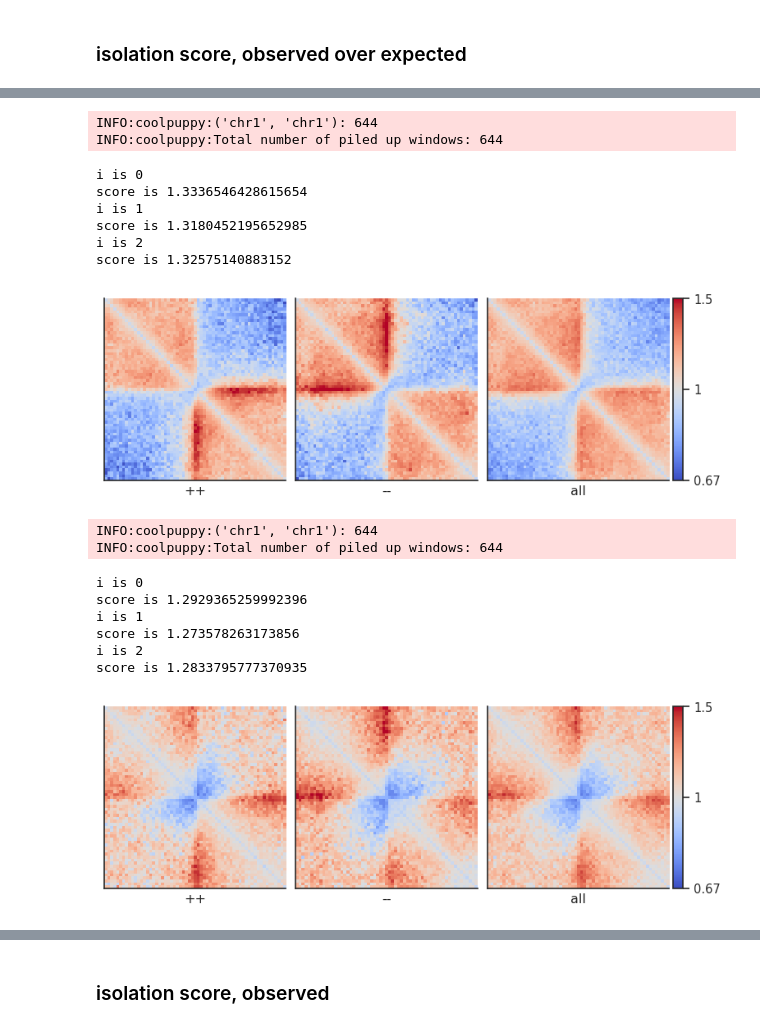
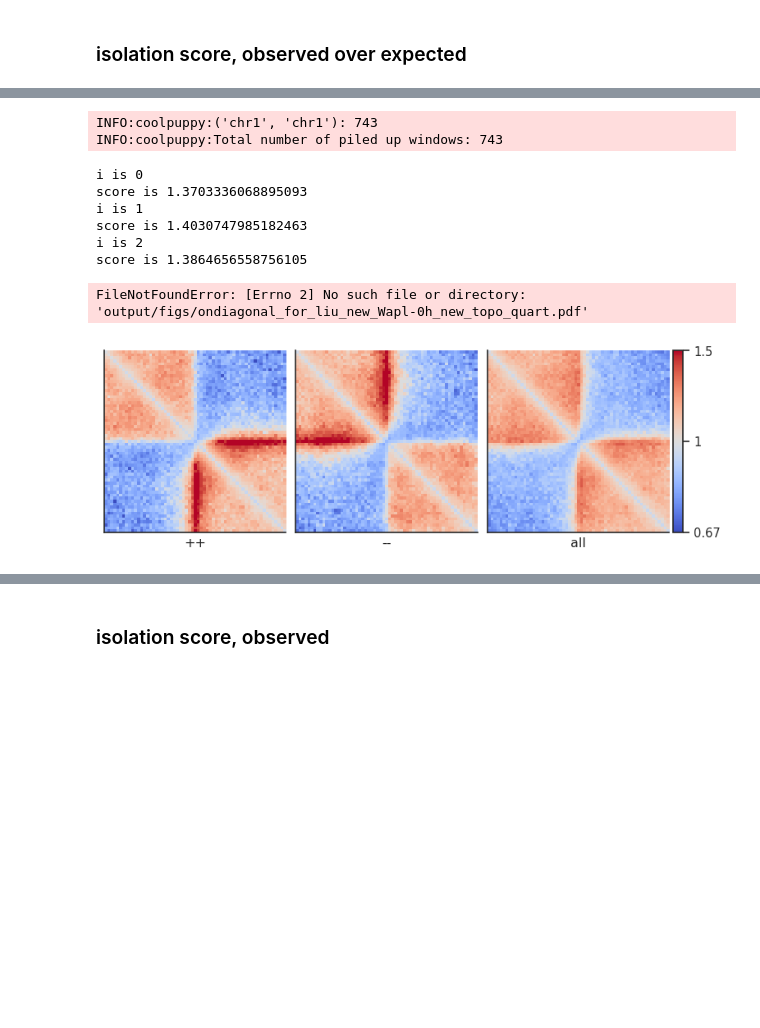
Before and after one commit to Fudenberg-Research-Group/dynamic_extrusion_boundaries, a Jupyter notebook: analysis/isolationscore_for_experimental.ipynb, the cells around one changed output, grey strips where cells are left out. Cells and saved outputs as stored; diff of their text form; code cells hidden in the pictures; blank space fills up the shorter version.

```diff
--- a/analysis/isolationscore_for_experimental.ipynb
+++ b/analysis/isolationscore_for_experimental.ipynb
@@ -328,0 +317,3 @@ peaks_motifs
+# %%
+peaks_motifs_cluster = bioframe.cluster(peaks_motifs, min_dist=10000)#
+peaks_motifs_cluster
@@ -431,6 +415,7 @@ view_df = view_df[:1]
 sites=peaks_motifs_quartile.copy()
 clr = bonev_cooler
 pseudocount = 10./clr.info['sum']
+pseudocount = 0
 expected = expected_cis(
     clr,
     ignore_diags=0,
@@ -441,21 +426,18 @@ pup = coolpup.pileup(clr, sites, features_format='bed', expected_df=expected,vie
                     by_strand=True,
                     flank=300_000, min_diag=0
                     )
-#pup=pup[pup['orientation']=='all']
 scr=[]
 delta_val = 1
-diag_offset_val = 10
+diag_offset_val = 5
 max_distance_val = 30
 for i in range(len(pup['data'])):
     print('i is %s'%i)
-    #a,b,pile_c=get_isolated_regions(pup['data'][i],24,1,3,15)
     pile = pup['data'][i]
     score=chrscores.isolation_score(pile,delta=delta_val,diag_offset=diag_offset_val,max_dist=max_distance_val,
                                     snippet_shapes='triangle',
                                     pseudo_count=pseudocount)
     scr.append(score)
     print('score is %s'%score)
-    #print('average is %s'%(np.mean(a[a>0])/np.mean(b[b>0])))
 
 
 plotpup.plot(pup,
@@ -464,6 +446,6 @@ plotpup.plot(pup,
          height=3)
 
 
-plt.savefig('ondiagonal_for_bonev_top_quart.pdf')
+plt.savefig('output/figures/ondiagonal_for_bonev_top_quart.pdf')
 plt.show()
 # %% [output]
@@ -479,21 +461,26 @@ score is 1.3022071989227648
 # %%
-sites=peaks_motifs.copy()
+sites=peaks_motifs_bin_s.copy()
 clr = bonev_cooler
 pseudocount = 10./clr.info['sum']
+pseudocount_a = 0
+sites=peaks_motifs_bin_s.copy()
+clr = bonev_cooler
+pseudocount = 10./clr.info['sum']
+pseudocount = 0
 expected = expected_cis(
     clr,
     ignore_diags=0,
-    view_df=view_df_bonev[:1],
+    view_df=view_df_bonev[:19],
     chunksize=1000000)
 
-pup = coolpup.pileup(clr, sites, features_format='bed', expected_df=expected,view_df=view_df_bonev[:1], local=True,
+pup = coolpup.pileup(clr, sites, features_format='bed', expected_df=expected,view_df=view_df_bonev[:19], local=True,
                     by_strand=True,
                     flank=300_000, min_diag=0
                     )
 #pup=pup[pup['orientation']=='all']
 scr=[]
 delta_val = 1
-diag_offset_val = 10
+diag_offset_val = 5
 max_distance_val = 30
 for i in range(len(pup['data'])):
     print('i is %s'%i)
@@ -504,7 +491,6 @@ for i in range(len(pup['data'])):
                                     pseudo_count=pseudocount)
     scr.append(score)
     print('score is %s'%score)
-    #print('average is %s'%(np.mean(a[a>0])/np.mean(b[b>0])))
 
 
 plotpup.plot(pup,
@@ -513,6 +499,6 @@ plotpup.plot(pup,
          height=3)
 
 
-plt.savefig('ondiagonal_for_bonev.pdf')
+plt.savefig('output/figures/ondiagonal_for_bonev.pdf')
 plt.show()
 # %% [output]
@@ -594,5 +614,5 @@ score is 1.2827533056628504
 # %%
-sites=peaks_motifs.copy()
+sites=peaks_motifs_bin_s.copy()
 
 for sample in sample_dict_liu:
     mcool_path_liu =  cooler_prefix_liu + sample_dict_liu[sample]
@@ -601,21 +621,21 @@ for sample in sample_dict_liu:
 
     clr = liu_cooler
     pseudocount = 10./clr.info['sum']
-
+    pseudocount =0
     expected = expected_cis(
         clr,
         ignore_diags=0,
-        view_df=view_df_liu[:1],
+        view_df=view_df_liu[:19],
         chunksize=1000000)
 
-    pup = coolpup.pileup(clr, sites, features_format='bed', expected_df=expected,view_df=view_df_liu[:1], local=True,
+    pup = coolpup.pileup(clr, sites, features_format='bed', expected_df=expected,view_df=view_df_liu[:19], local=True,
                         by_strand=True,
                         flank=300_000, min_diag=0
                         )
 
     scr=[]
     delta_val = 1
-    diag_offset_val = 10
+    diag_offset_val = 5
     max_distance_val = 30
     for i in range(len(pup['data'])):
         print('i is %s'%i)
@@ -634,6 +654,6 @@ for sample in sample_dict_liu:
              height=3)
 
 
-    plt.savefig('ondiagonal_for_liu_%s.pdf'%sample)
+    plt.savefig('output/figures/ondiagonal_for_liu_%s.pdf'%sample)
     plt.show()
 # %% [output]
@@ -677,48 +723,40 @@ for sample in sample_dict_liu_new:
     pup = coolpup.pileup(clr, sites, features_format='bed', expected_df=expected,view_df=view_df_liu_new[:1], local=True,
                         by_strand=True,
                         flank=300_000, min_diag=0
                         )
 
     scr=[]
     delta_val = 1
-    diag_offset_val = 10
+    diag_offset_val = 5
     max_distance_val = 30
     for i in range(len(pup['data'])):
         print('i is %s'%i)
         pile = pup['data'][i]
         score=chrscores.isolation_score(pile,delta=delta_val,diag_offset=diag_offset_val,max_dist=max_distance_val,
                                         snippet_shapes='triangle',
                                         pseudo_count=pseudocount)
         scr.append(score)
         print('score is %s'%score)
         #print('average is %s'%(np.mean(a[a>0])/np.mean(b[b>0])))
 
 
     plotpup.plot(pup,
              cols='orientation', col_order=['++', '--','all'],
              score=False, cmap='coolwarm', scale='log', sym=True, vmax=1.5,
              height=3)
 
 
-    plt.savefig('ondiagonal_for_liu_new_%s_topo_quart.pdf'%sample)
+    plt.savefig('output/figs/ondiagonal_for_liu_new_%s_topo_quart.pdf'%sample)
     plt.show()
 # %% [output]
-INFO:coolpuppy:('chr1', 'chr1'): 644
-INFO:coolpuppy:Total number of piled up windows: 644
+INFO:coolpuppy:('chr1', 'chr1'): 743
+INFO:coolpuppy:Total number of piled up windows: 743
 i is 0
-score is 1.3336546428615654
+score is 1.3703336068895093
 i is 1
-score is 1.3180452195652985
+score is 1.4030747985182463
 i is 2
-score is 1.32575140883152
+score is 1.3864656558756105
+FileNotFoundError: [Errno 2] No such file or directory: 'output/figs/ondiagonal_for_liu_new_Wapl-0h_new_topo_quart.pdf'
-[figure, old version]
+[figure, new version]
-INFO:coolpuppy:('chr1', 'chr1'): 644
-INFO:coolpuppy:Total number of piled up windows: 644
-i is 0
-score is 1.2929365259992396
-i is 1
-score is 1.273578263173856
-i is 2
-score is 1.2833795777370935
-[figure, removed]
 # %%
```
Also changed, not shown: parts of 40 cells of this notebook.
